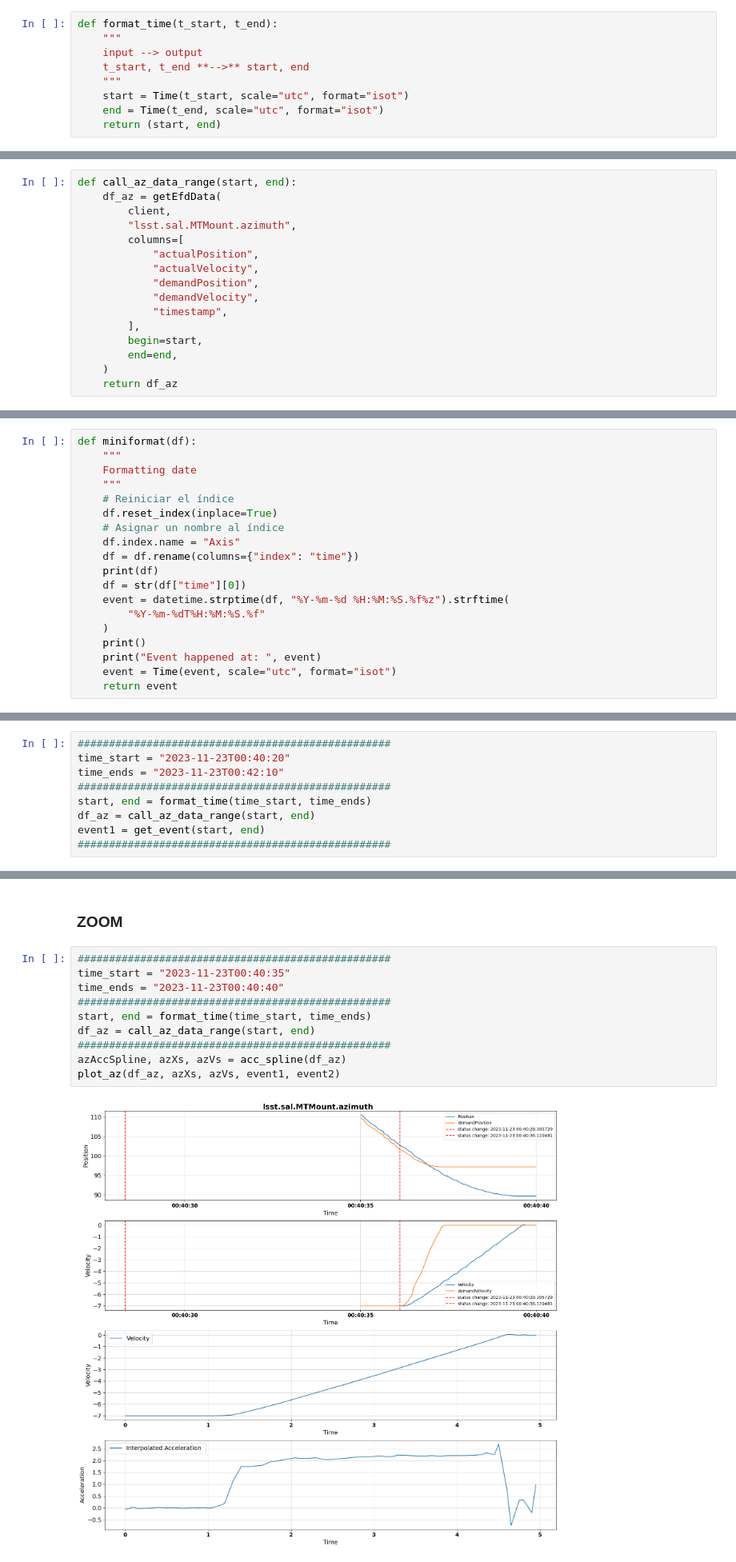
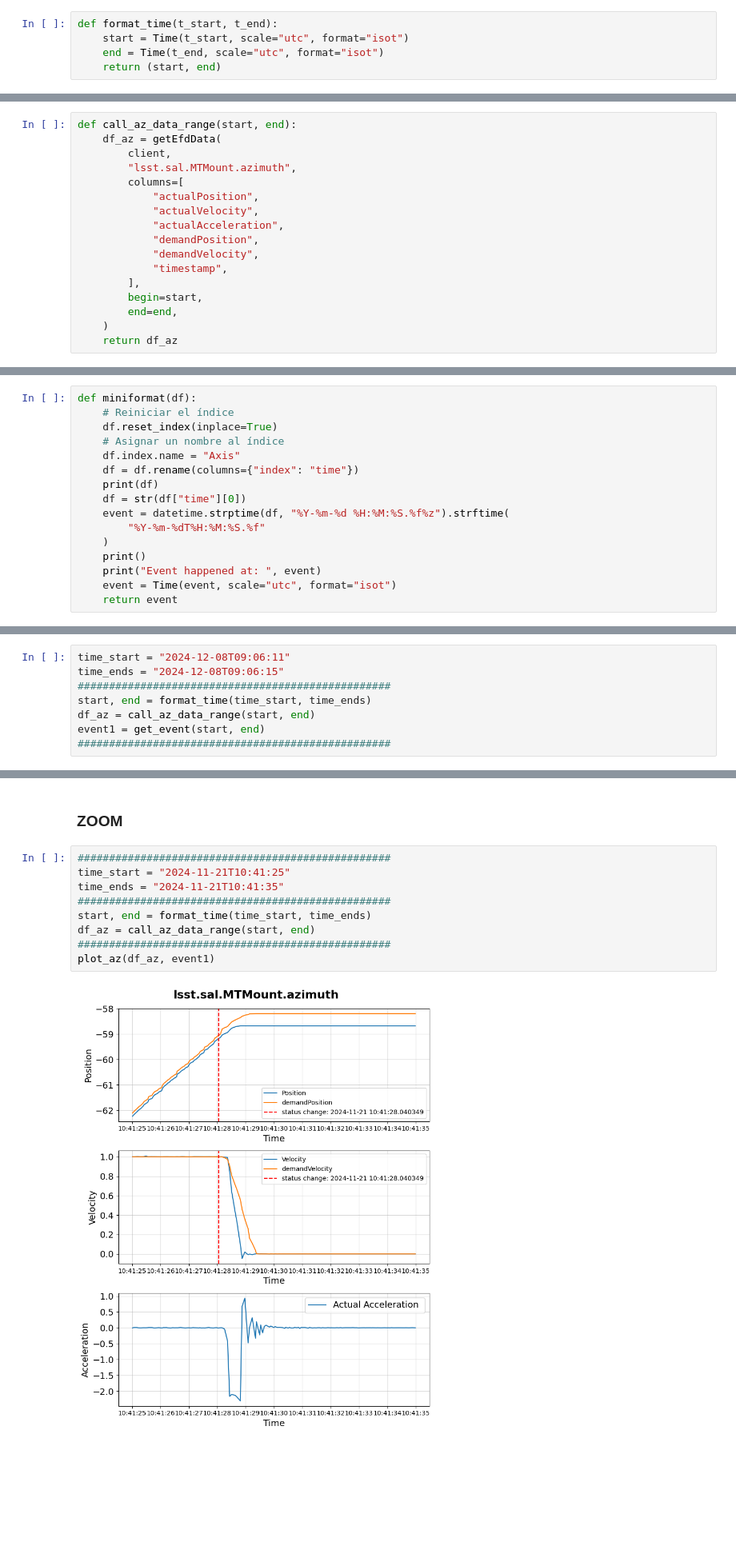
Before and after one commit to lsst-sitcom/sitcomtn-143, a Jupyter notebook: index.ipynb, the cells around one changed output, grey strips where cells are left out. Shown at 80% size. Cells and saved outputs as stored; diff of their text form; blank space fills up the shorter version.

```diff
--- a/index.ipynb
+++ b/index.ipynb
@@ -173,9 +243,5 @@ def plot_az(az, azXs, azVs, event_1=None, event_2=None):
 # %%
 def format_time(t_start, t_end):
-    """
-    input --> output
-    t_start, t_end **-->** start, end
-    """
     start = Time(t_start, scale="utc", format="isot")
     end = Time(t_end, scale="utc", format="isot")
     return (start, end)
@@ -189,6 +255,7 @@ def call_az_data_range(start, end):
         columns=[
             "actualPosition",
             "actualVelocity",
+            "actualAcceleration",
             "demandPosition",
             "demandVelocity",
             "timestamp",
@@ -229,8 +289,5 @@ def acc_spline(df_test):
 # %%
 def miniformat(df):
-    """
-    Formatting date
-    """
     # Reiniciar el índice
     df.reset_index(inplace=True)
     # Asignar un nombre al índice
@@ -546,7 +580,6 @@ time_ends = "2023-11-23T00:40:15"
 # %%
-##################################################
-time_start = "2023-11-23T00:40:20"
-time_ends = "2023-11-23T00:42:10"
+time_start = "2024-12-08T09:06:11"
+time_ends = "2024-12-08T09:06:15"
 ##################################################
 start, end = format_time(time_start, time_ends)
 df_az = call_az_data_range(start, end)
@@ -601,13 +615,12 @@ plot_az(df_az, azXs, azVs, event1, event2)
 ### ZOOM
 # %%
 ##################################################
-time_start = "2023-11-23T00:40:35"
-time_ends = "2023-11-23T00:40:40"
+time_start = "2024-11-21T10:41:25"
+time_ends = "2024-11-21T10:41:35"
 ##################################################
 start, end = format_time(time_start, time_ends)
 df_az = call_az_data_range(start, end)
 ##################################################
-azAccSpline, azXs, azVs = acc_spline(df_az)
-plot_az(df_az, azXs, azVs, event1, event2)
+plot_az(df_az, event1)
 # %% [output]
-[figure, old version]
+[figure, new version]
```
Also changed, not shown: parts of 105 cells of this notebook.
